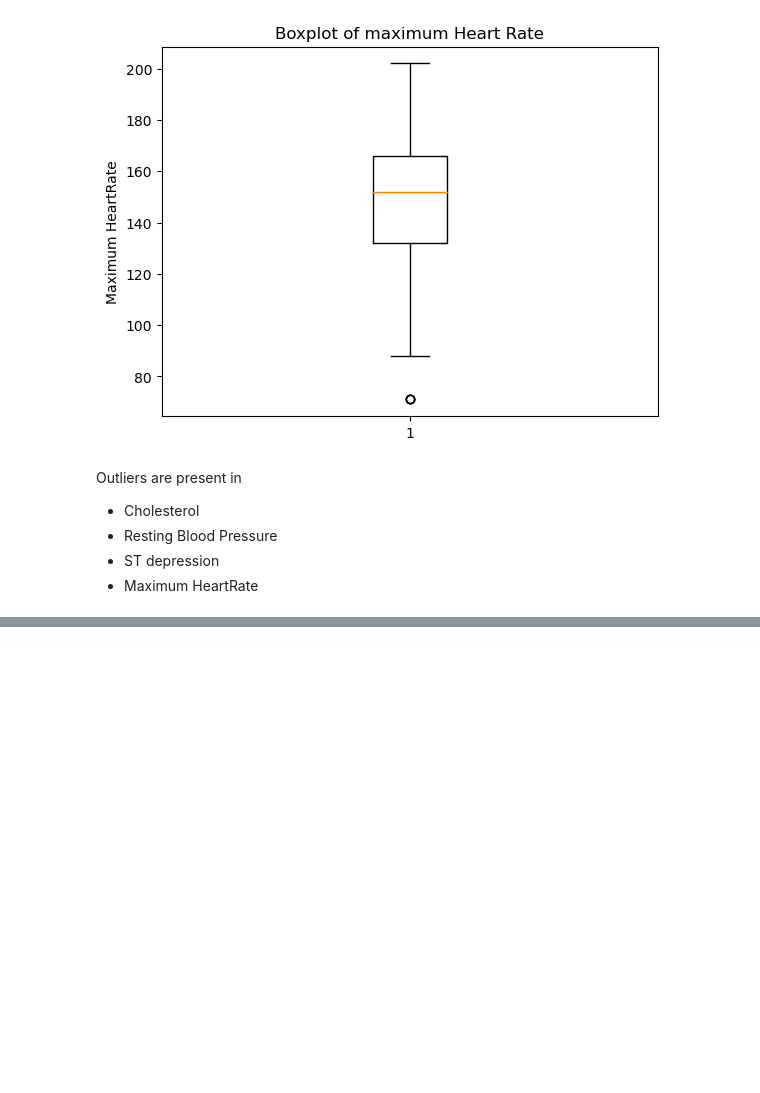
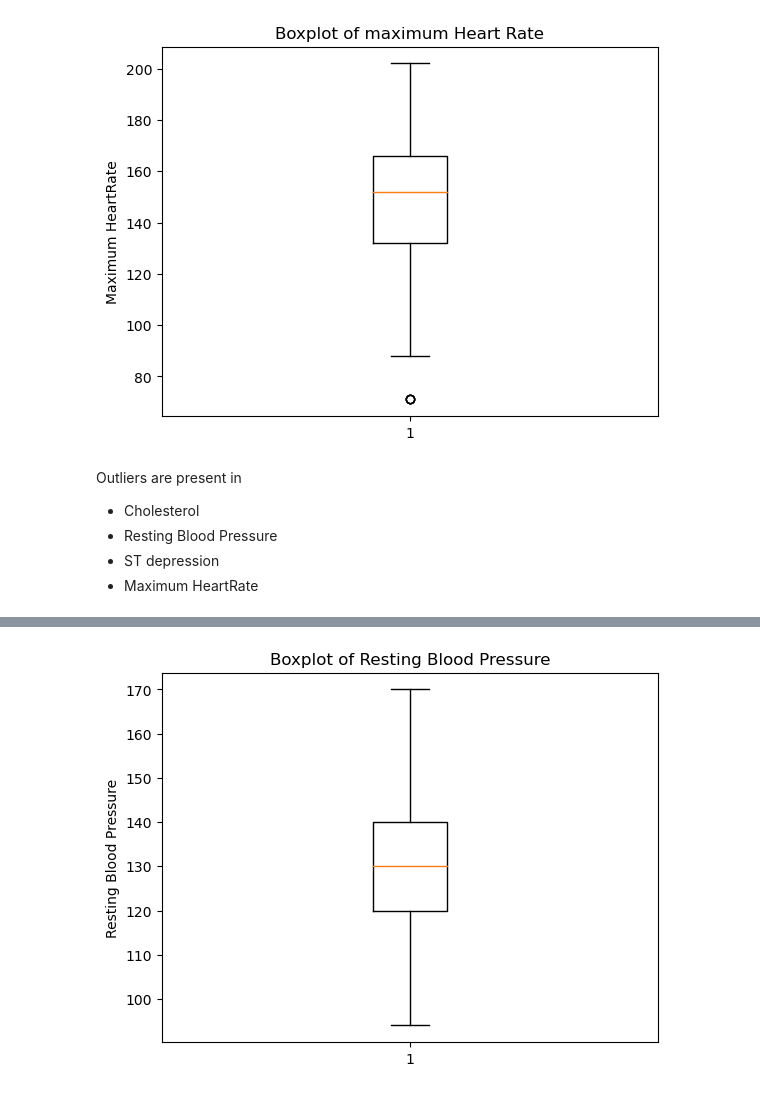
Before and after one commit to FiNiX-GaMmA/heart_diesease_ml_project, a Jupyter notebook: heart-disease-prediction-workbench.ipynb, the cells around one changed output, grey strips where cells are left out. Saved outputs shown, nothing was run; the diff lists cells and outputs as text; code cells hidden in the pictures; blank space fills up the shorter version.

```diff
--- a/heart-disease-prediction-workbench.ipynb
+++ b/heart-disease-prediction-workbench.ipynb
@@ -213,0 +252,23 @@ Outliers are present in
+# %%
+# Calculate the IQR for the "Resting Blood Pressure" column
+q1 = data_outlier['trestbps'].quantile(0.25)
+q3 = data_outlier['trestbps'].quantile(0.75)
+iqr = q3 - q1
+
+# Define a range for outliers (e.g., 1.5 times the IQR below the 25th percentile or above the 75th percentile)
+lower_bound = q1 - 1.5*iqr
+upper_bound = q3 + 1.5*iqr
+
+# Find the data points that fall outside the range
+outliers = data_outlier[(data_outlier['trestbps'] < lower_bound) | (data_outlier['trestbps'] > upper_bound)]
+
+# Remove the outliers from the dataset
+data_outlier = data_outlier.drop(outliers.index)
+# %%
+# Create a boxplot of the "chol" column in the rmoved outlier part
+plt.boxplot(data_outlier['trestbps'])
+plt.title('Boxplot of Resting Blood Pressure')
+plt.ylabel('Resting Blood Pressure')
+plt.show()
+# %% [output]
+[figure, added]
```
Also changed, not shown: parts of 6 cells of this notebook.
